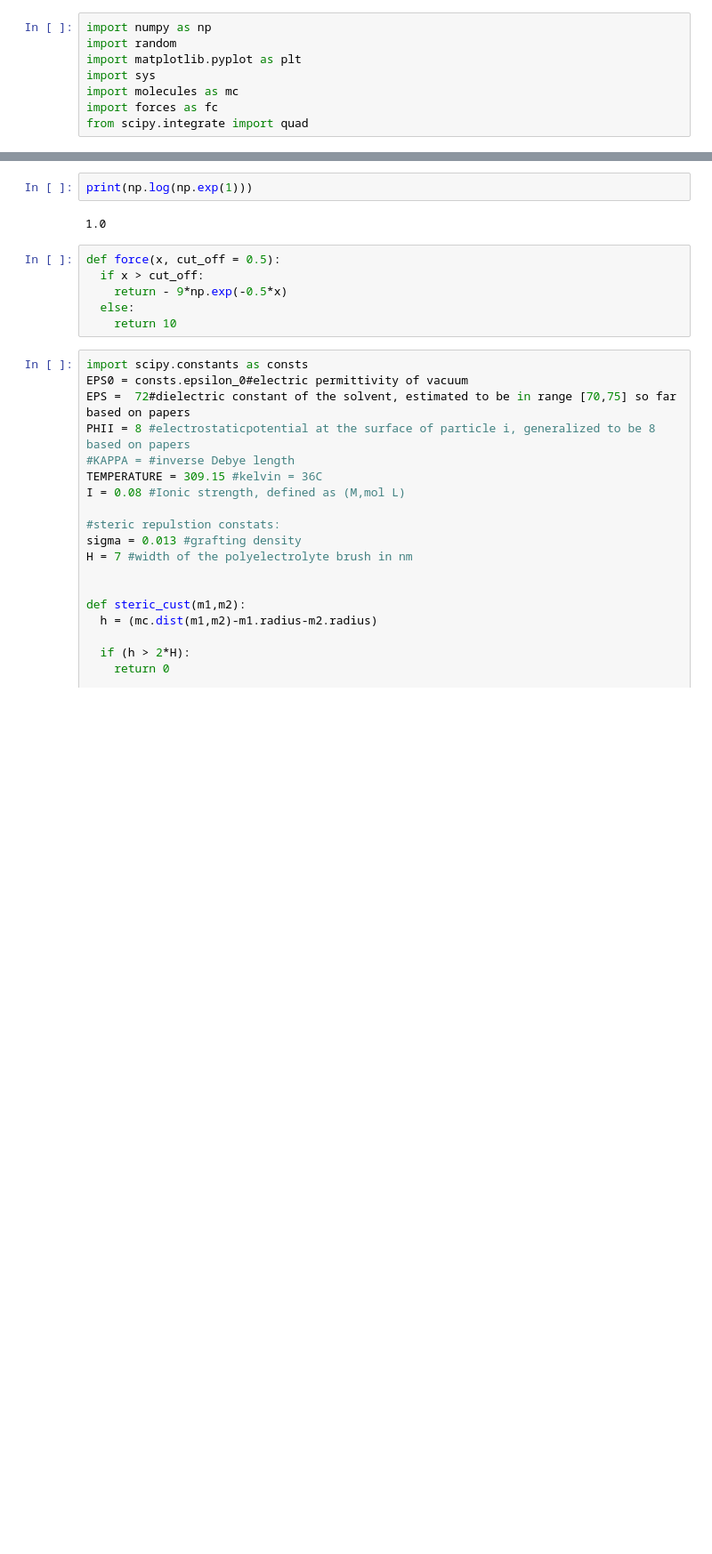
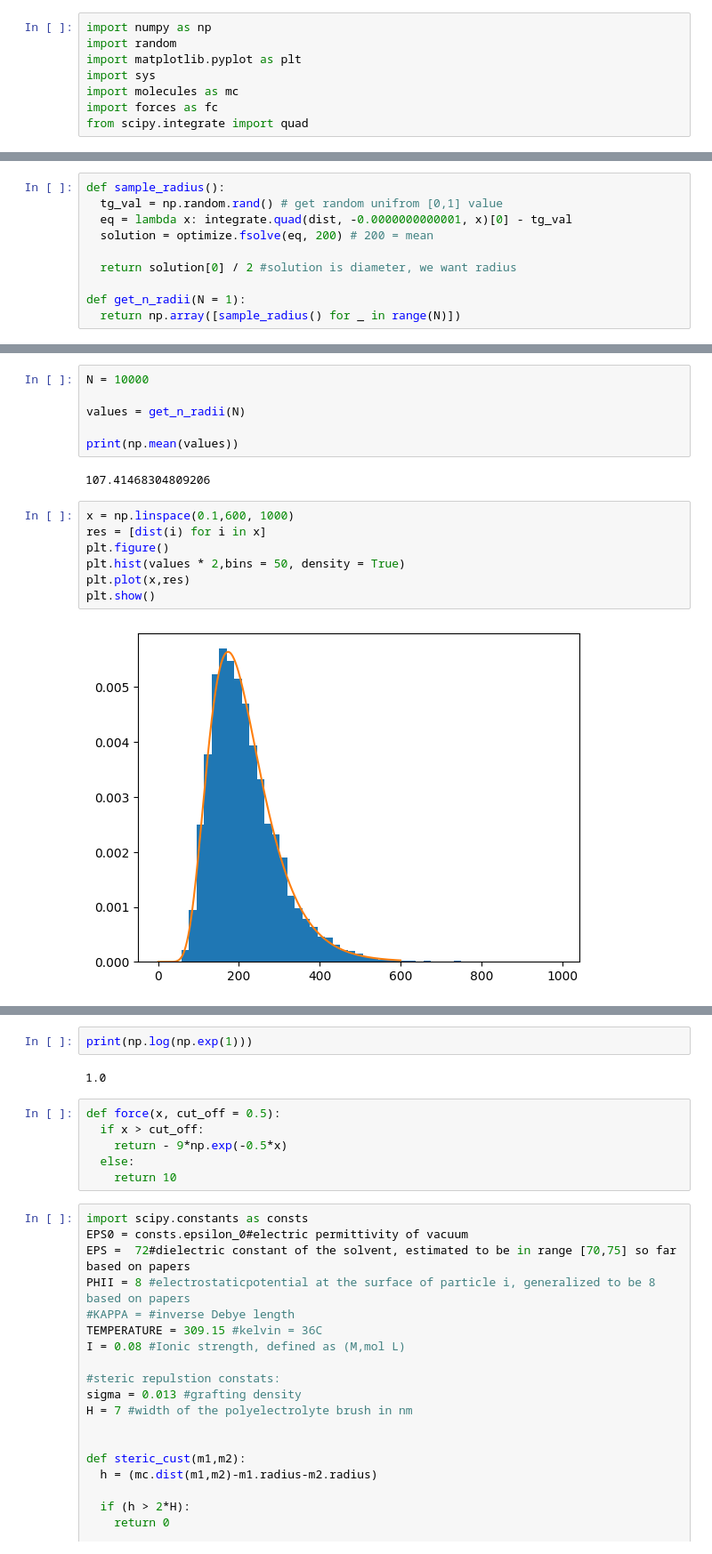
Before and after one commit to D-Gaard/MoleculeSim, a Jupyter notebook: ownSim/test.ipynb, the cells around one changed output, grey strips where cells are left out. Shown at 89% size. Saved outputs shown, nothing was run; the diff lists cells and outputs as text; blank space fills up the shorter version.

```diff
--- a/ownSim/test.ipynb
+++ b/ownSim/test.ipynb
@@ -15,0 +21,10 @@ def dist(d):
+# %%
+def sample_radius():
+  tg_val = np.random.rand() # get random unifrom [0,1] value
+  eq = lambda x: integrate.quad(dist, -0.0000000000001, x)[0] - tg_val
+  solution = optimize.fsolve(eq, 200) # 200 = mean
+
+  return solution[0] / 2 #solution is diameter, we want radius
+
+def get_n_radii(N = 1):
+  return np.array([sample_radius() for _ in range(N)])
@@ -15,0 +39,17 @@ def dist(d):
+# %%
+N = 10000
+
+values = get_n_radii(N)
+
+print(np.mean(values))
+# %% [output]
+107.41468304809206
+# %%
+x = np.linspace(0.1,600, 1000)
+res = [dist(i) for i in x]
+plt.figure()
+plt.hist(values * 2,bins = 50, density = True)
+plt.plot(x,res)
+plt.show()
+# %% [output]
+[figure, added]
```
Also changed, not shown: parts of 8 cells of this notebook, 11 other files.
